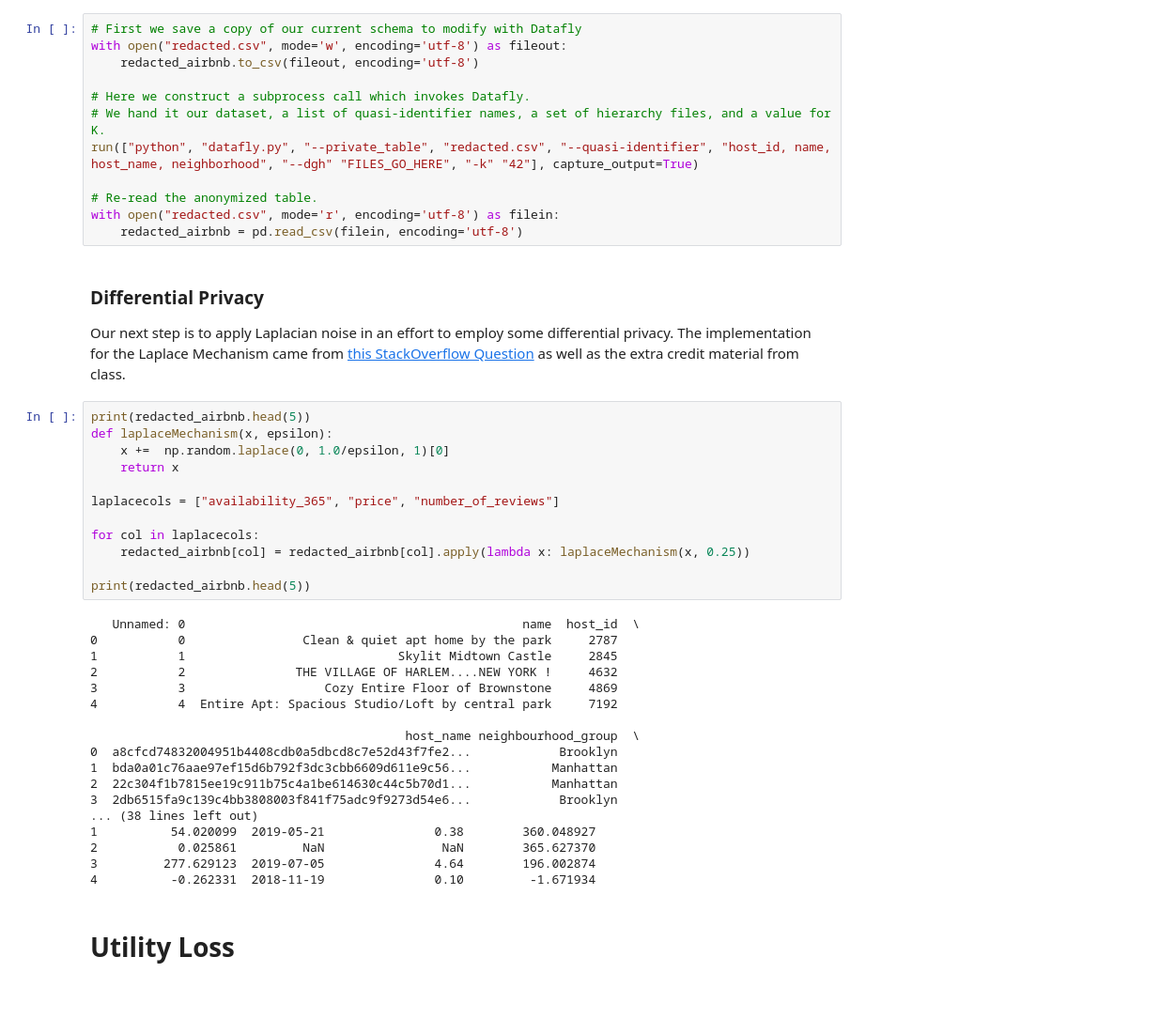
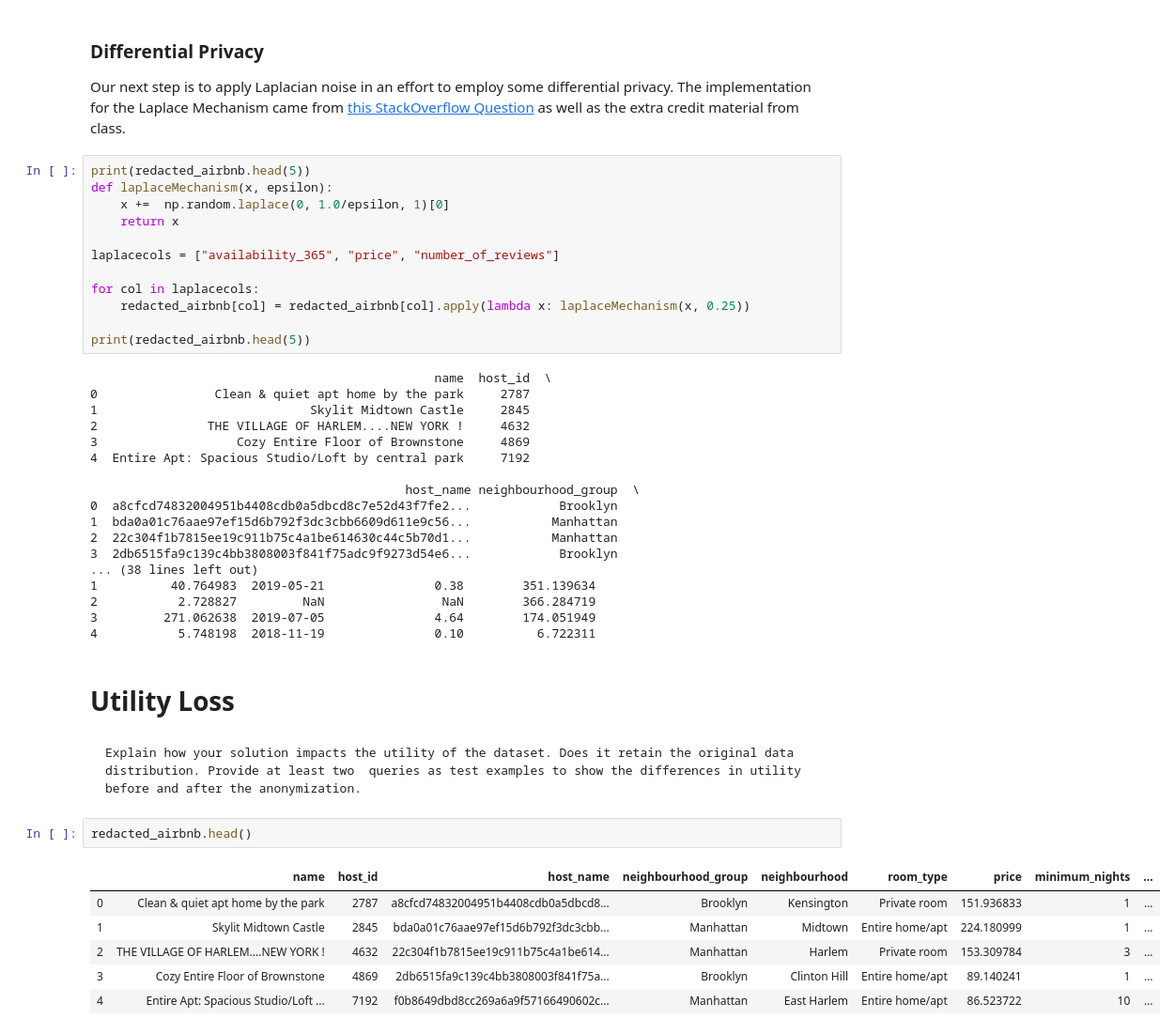
Before and after one commit to bevvvvv/DS300Project, a Jupyter notebook: DS300Project1SepichDicicco.ipynb, the cells around one changed output. Shown at 94% size. Drawn from its saved outputs; the diff is of its cells as text; blank space fills up the shorter version.

`````diff
--- a/DS300Project1SepichDicicco.ipynb
+++ b/DS300Project1SepichDicicco.ipynb
@@ -261,15 +251,3 @@ Though K-Anonymity is guaranteed, the algorithm suffers from some information lo
-# %%
-# First we save a copy of our current schema to modify with Datafly
-with open("redacted.csv", mode='w', encoding='utf-8') as fileout:
-    redacted_airbnb.to_csv(fileout, encoding='utf-8')
-
-# Here we construct a subprocess call which invokes Datafly.
-# We hand it our dataset, a list of quasi-identifier names, a set of hierarchy files, and a value for K.
-run(["python", "datafly.py", "--private_table", "redacted.csv", "--quasi-identifier", "host_id, name, host_name, neighborhood", "--dgh" "FILES_GO_HERE", "-k" "42"], capture_output=True)
-
-# Re-read the anonymized table.
-with open("redacted.csv", mode='r', encoding='utf-8') as filein:
-    redacted_airbnb = pd.read_csv(filein, encoding='utf-8')
 # %% [markdown]
 ### Differential Privacy
 
@@ -288,12 +266,12 @@ for col in laplacecols:
 
 print(redacted_airbnb.head(5))
 # %% [output]
-   Unnamed: 0                                              name  host_id  \
-0           0                Clean & quiet apt home by the park     2787
-1           1                             Skylit Midtown Castle     2845
-2           2               THE VILLAGE OF HARLEM....NEW YORK !     4632
-3           3                   Cozy Entire Floor of Brownstone     4869
-4           4  Entire Apt: Spacious Studio/Loft by central park     7192
+                                               name  host_id  \
+0                Clean & quiet apt home by the park     2787
+1                             Skylit Midtown Castle     2845
+2               THE VILLAGE OF HARLEM....NEW YORK !     4632
+3                   Cozy Entire Floor of Brownstone     4869
+4  Entire Apt: Spacious Studio/Loft by central park     7192
 
                                            host_name neighbourhood_group  \
 0  a8cfcd74832004951b4408cdb0a5dbcd8c7e52d43f7fe2...            Brooklyn
@@ -301,9 +279,22 @@ print(redacted_airbnb.head(5))
 2  22c304f1b7815ee19c911b75c4a1be614630c44c5b70d1...           Manhattan
 3  2db6515fa9c139c4bb3808003f841f75adc9f9273d54e6...            Brooklyn
 ... (38 lines left out)
-1          54.020099  2019-05-21               0.38        360.048927
-2           0.025861         NaN                NaN        365.627370
-3         277.629123  2019-07-05               4.64        196.002874
-4          -0.262331  2018-11-19               0.10         -1.671934
+1          40.764983  2019-05-21               0.38        351.139634
+2           2.728827         NaN                NaN        366.284719
+3         271.062638  2019-07-05               4.64        174.051949
+4           5.748198  2018-11-19               0.10          6.722311
 # %% [markdown]
 # Utility Loss
+# %% [markdown]
+````
+Explain how your solution impacts the utility of the dataset. Does it retain the original data distribution. Provide at least two  queries as test examples to show the differences in utility before and after the anonymization.
+````
+# %%
+redacted_airbnb.head()
+# %% [output]
+|  | name | host_id | host_name | neighbourhood_group | neighbourhood | room_type | price | minimum_nights | ... |
+| 0 | Clean & quiet apt home by the park | 2787 | a8cfcd74832004951b4408cdb0a5dbcd8... | Brooklyn | Kensington | Private room | 151.936833 | 1 | ... |
+| 1 | Skylit Midtown Castle | 2845 | bda0a01c76aae97ef15d6b792f3dc3cbb... | Manhattan | Midtown | Entire home/apt | 224.180999 | 1 | ... |
+| 2 | THE VILLAGE OF HARLEM....NEW YORK ! | 4632 | 22c304f1b7815ee19c911b75c4a1be614... | Manhattan | Harlem | Private room | 153.309784 | 3 | ... |
+| 3 | Cozy Entire Floor of Brownstone | 4869 | 2db6515fa9c139c4bb3808003f841f75a... | Brooklyn | Clinton Hill | Entire home/apt | 89.140241 | 1 | ... |
+| 4 | Entire Apt: Spacious Studio/Loft ... | 7192 | f0b8649dbd8cc269a6a9f57166490602c... | Manhattan | East Harlem | Entire home/apt | 86.523722 | 10 | ... |
`````
Also changed, not shown: parts of 5 cells of this notebook.
